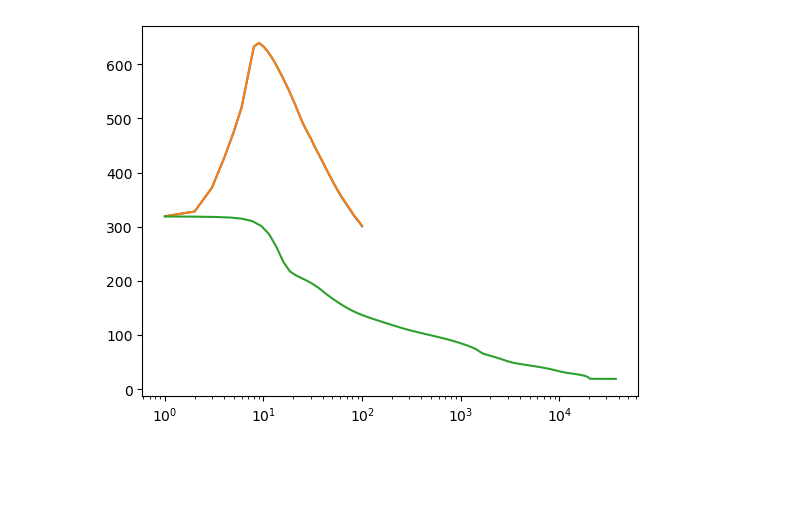
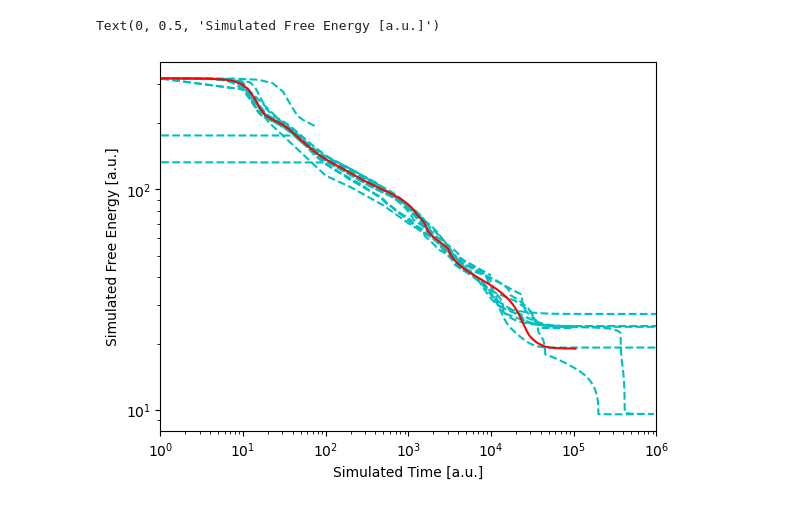
Before and after one commit to idaholab/swift, a Jupyter notebook: benchmarks/01_spinodal_decomposition/notebook.ipynb, the cells around one changed output. Saved outputs shown, nothing was run; the diff lists cells and outputs as text; code cells hidden in the pictures; blank space fills up the shorter version.

```diff
--- a/benchmarks/01_spinodal_decomposition/notebook.ipynb
+++ b/benchmarks/01_spinodal_decomposition/notebook.ipynb
@@ -4,9 +10,14 @@ import matplotlib.pyplot as plt
 # %%
-df3 = pd.read_csv('1a_out.csv')
+df1 = pd.read_csv('1a_out.csv')
-# %%
-plt.plot(df1['time'], df1['F'])
-plt.plot(df2['time'], df2['F'])
-plt.plot(df3['time'], df3['F'])
-plt.xscale('log')
-# %% [output]
-[figure, removed]
+# %%
+for s in j1:
+  plt.plot(s['x'], s['y'], 'c--')
+plt.plot(df1['time'], df1['F'], 'r')
+plt.xlim(1,1e6)
+plt.xscale('log')
+plt.yscale('log')
+plt.xlabel('Simulated Time [a.u.]')
+plt.ylabel('Simulated Free Energy [a.u.]')
+# %% [output]
+Text(0, 0.5, 'Simulated Free Energy [a.u.]')
+[figure, added]
```
Also changed, not shown: parts of 2 cells of this notebook, 5 other files.
